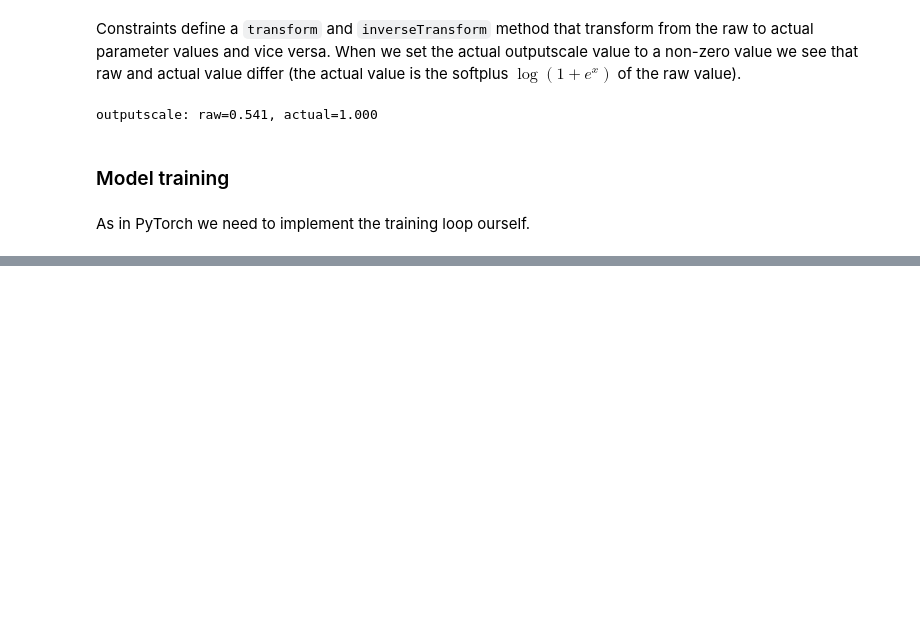
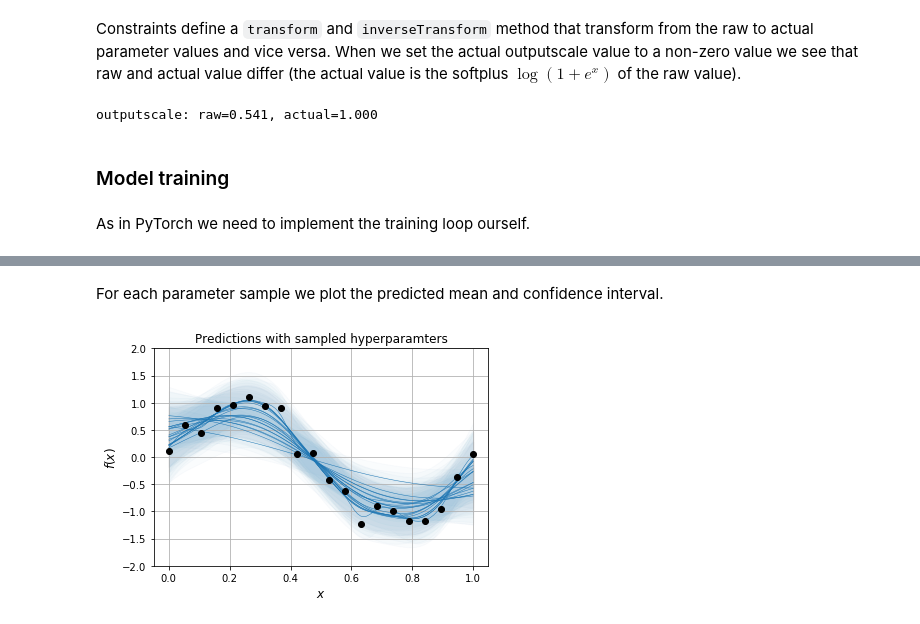
Before and after one commit to DavidWalz/mind-dump, a Jupyter notebook: packages/gpytorch.ipynb, the cells around one changed output, grey strips where cells are left out. Cells and saved outputs as stored; diff of their text form; code cells hidden in the pictures; blank space fills up the shorter version.

```diff
--- a/packages/gpytorch.ipynb
+++ b/packages/gpytorch.ipynb
@@ -171,2 +235,19 @@ ax.grid();
+# %%
+model.eval()
+test_x = torch.linspace(0, 1, 101)
+output = model(test_x)  # get a distribution object for each of 100 samples
+# %% [markdown]
+For each parameter sample we plot the predicted mean and confidence interval.
+# %%
+fig, ax = plt.subplots(1)
+upper, lower = output.confidence_region()
+ax.plot(train_x, train_y, "ko", zorder=10, label="Data")
+for i in range(0, 100, 5):
+    ax.fill_between(test_x, lower[i].detach(), upper[i].detach(), color="C0", alpha=0.02)
+    ax.plot(test_x, output.mean[i].detach(), "C0", lw=0.5)
+ax.set(xlabel="$x$", ylabel="$f(x)$", ylim=(-2, 2), title="Predictions with sampled hyperparamters")
+ax.grid();
+# %% [output]
+[figure, added]
 # %%
 %load_ext watermark
```
Also changed, not shown: parts of 25 cells of this notebook, 2 other files.
